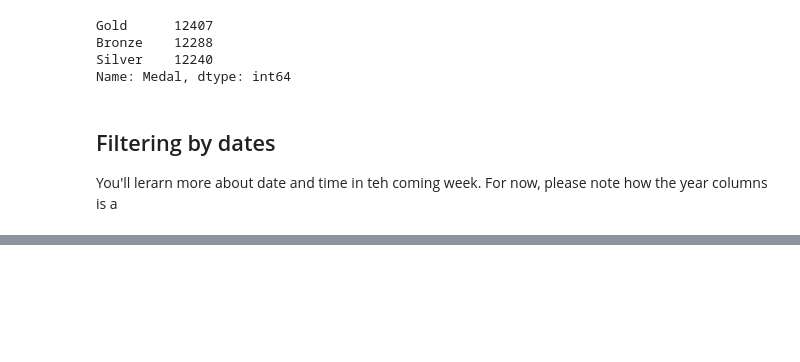
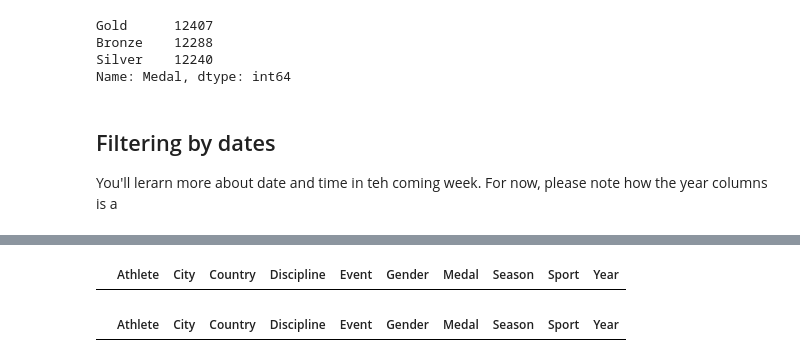
Before and after one commit to persistence-of-time/wk7-basic-analysis, a Jupyter notebook: wk7-8-basic-analysis.ipynb, the cells around one changed output, grey strips where cells are left out. Saved outputs shown, nothing was run; the diff lists cells and outputs as text; code cells hidden in the pictures; blank space fills up the shorter version.

```diff
--- a/wk7-8-basic-analysis.ipynb
+++ b/wk7-8-basic-analysis.ipynb
@@ -294,0 +350,13 @@ You'll lerarn more about date and time in teh coming week. For now, please note
+# %%
+## return only tennis competiotons between 1920 and 1950 (inclusive)
+
+##Method 1:
+
+oly_filter_1 = oly["Year"] >= 1920
+oly_filter_2 = oly["Year"] <= 1950
+oly_filter_3 = oly["Sport"] == "tennis"
+
+#Filter
+oly[oly_filter_1 & oly_filter_2 & oly_filter_3]
+# %% [output]
+|  | Athlete | City | Country | Discipline | Event | Gender | Medal | Season | Sport | Year |
@@ -294,0 +377,5 @@ You'll lerarn more about date and time in teh coming week. For now, please note
+# %%
+oly_tennis = oly[fil_yr1920 & fil_yr1950 & fil_tennis & fil_women]
+oly_tennis
+# %% [output]
+|  | Athlete | City | Country | Discipline | Event | Gender | Medal | Season | Sport | Year |
```
Also changed, not shown: parts of 24 cells of this notebook.
